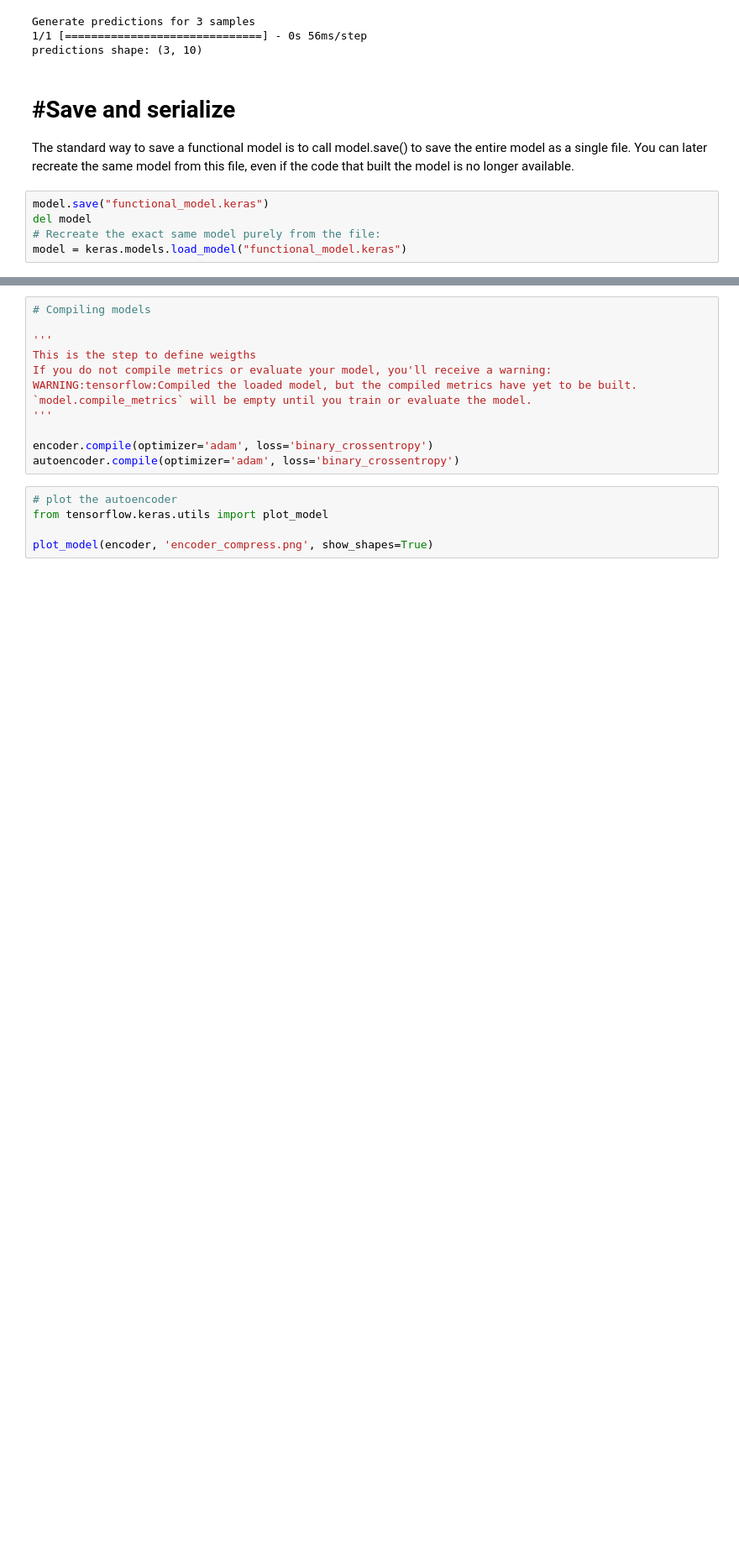
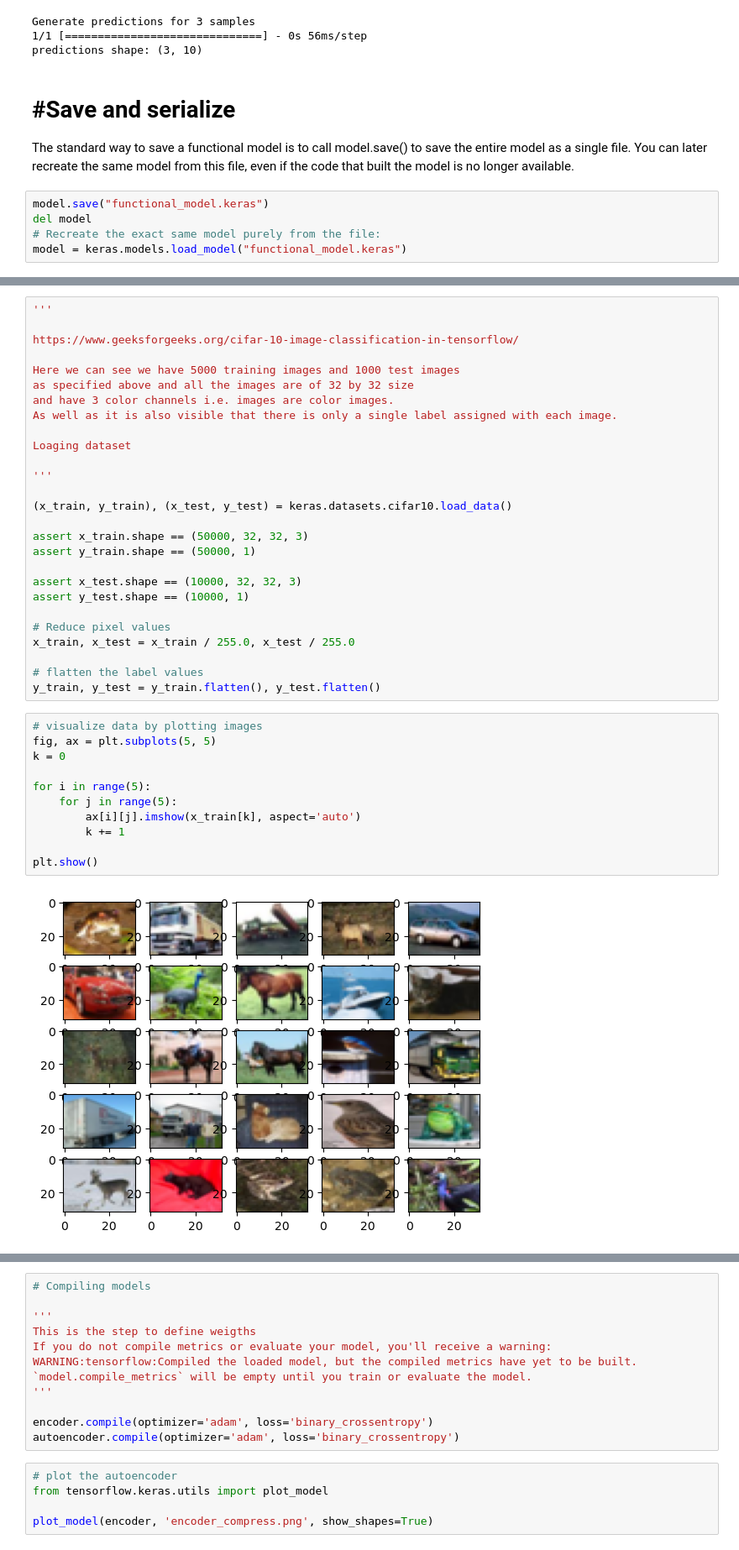
Before and after one commit to dnncamargo/ml-lab, a Jupyter notebook: keras_ds/functional.ipynb, the cells around one changed output, grey strips where cells are left out. Shown: that part at 84% size. Drawn from its saved outputs; the diff is of its cells as text; blank space fills up the shorter version.

```diff
--- a/keras_ds/functional.ipynb
+++ b/keras_ds/functional.ipynb
@@ -294,0 +307,40 @@ In the functional API, models are created by specifying their inputs and outputs
+# %%
+'''
+
+https://www.geeksforgeeks.org/cifar-10-image-classification-in-tensorflow/
+
+Here we can see we have 5000 training images and 1000 test images
+as specified above and all the images are of 32 by 32 size
+and have 3 color channels i.e. images are color images.
+As well as it is also visible that there is only a single label assigned with each image.
+
+Loaging dataset
+
+'''
+
+(x_train, y_train), (x_test, y_test) = keras.datasets.cifar10.load_data()
+
+assert x_train.shape == (50000, 32, 32, 3)
+assert y_train.shape == (50000, 1)
+
+assert x_test.shape == (10000, 32, 32, 3)
+assert y_test.shape == (10000, 1)
+
+# Reduce pixel values
+x_train, x_test = x_train / 255.0, x_test / 255.0
+
+# flatten the label values
+y_train, y_test = y_train.flatten(), y_test.flatten()
+# %%
+# visualize data by plotting images
+fig, ax = plt.subplots(5, 5)
+k = 0
+
+for i in range(5):
+    for j in range(5):
+        ax[i][j].imshow(x_train[k], aspect='auto')
+        k += 1
+
+plt.show()
+# %% [output]
+[figure, added]
```
Also changed, not shown: parts of 12 cells of this notebook, 2 other files.
